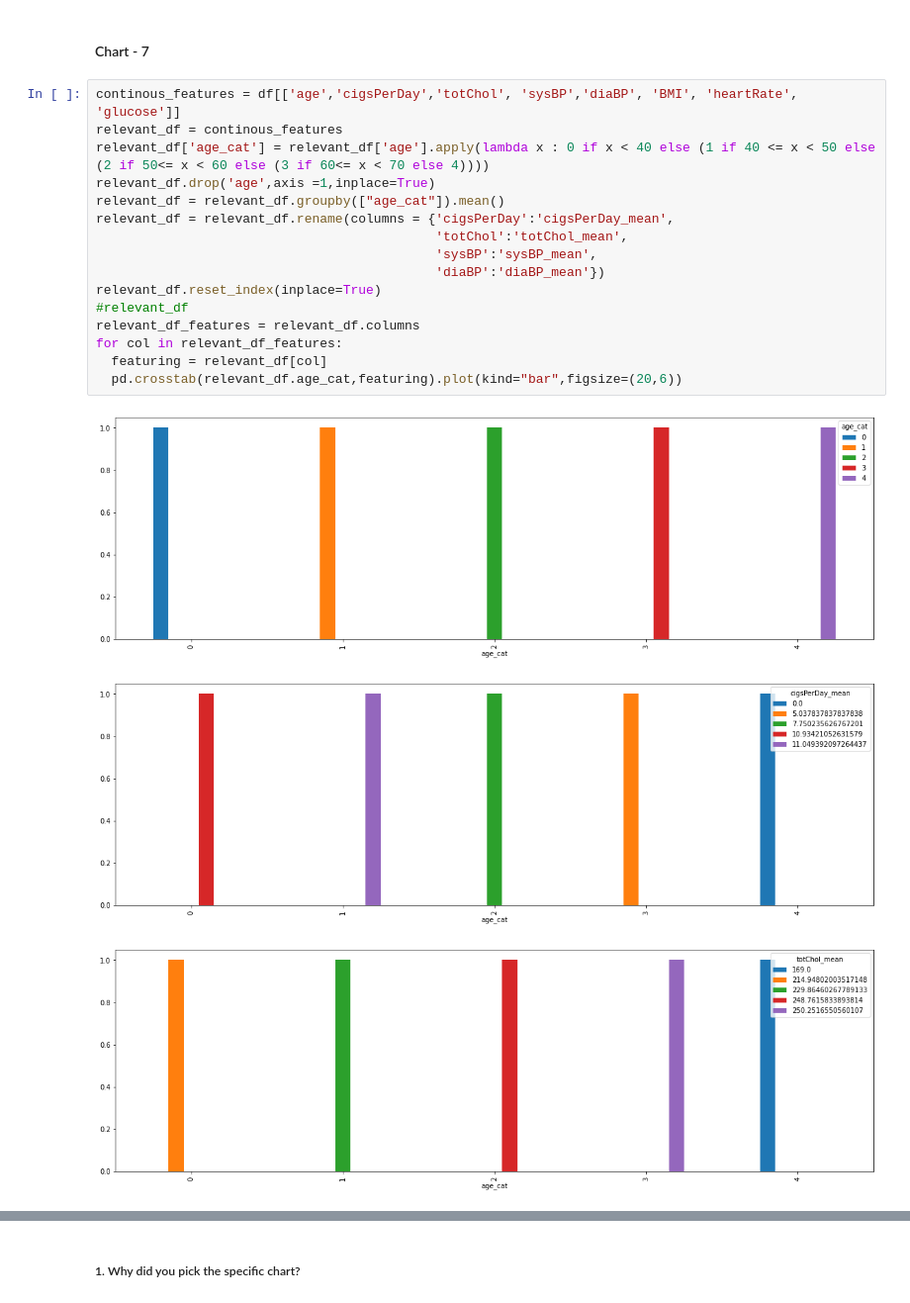
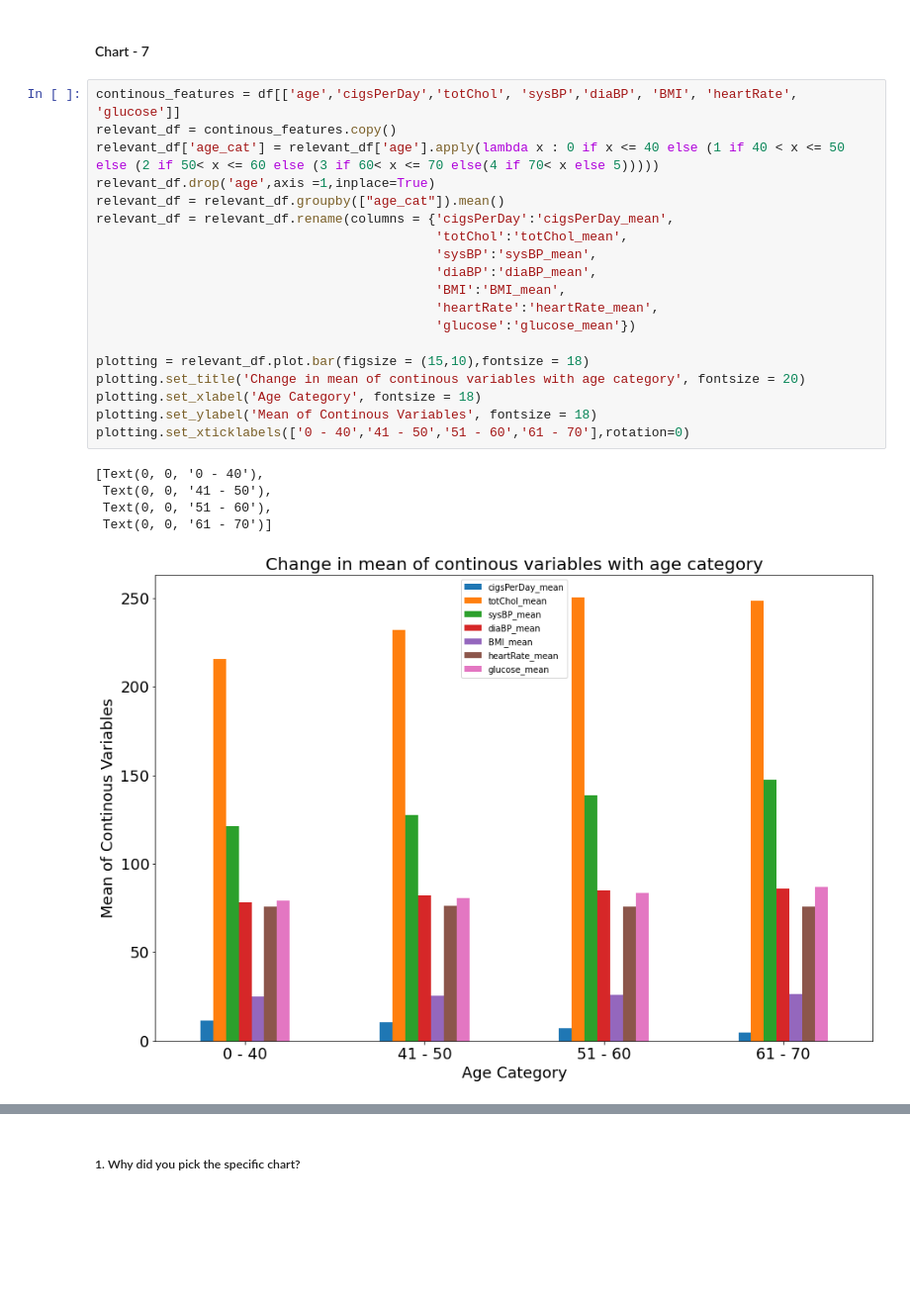
Before and after one commit to Mihirgupta2001/Classification-Capstone-Project, a Jupyter notebook: Classification_Capstone_Project.ipynb, the cells around one changed output, grey strips where cells are left out. Shown at 99% size. Drawn from its saved outputs; the diff is of its cells as text; blank space fills up the shorter version.

```diff
--- a/Classification_Capstone_Project.ipynb
+++ b/Classification_Capstone_Project.ipynb
@@ -583,21 +583,26 @@ Answer Here
 #### Chart - 7
 # %%
 continous_features = df[['age','cigsPerDay','totChol', 'sysBP','diaBP', 'BMI', 'heartRate', 'glucose']]
-relevant_df = continous_features
-relevant_df['age_cat'] = relevant_df['age'].apply(lambda x : 0 if x < 40 else (1 if 40 <= x < 50 else (2 if 50<= x < 60 else (3 if 60<= x < 70 else 4))))
+relevant_df = continous_features.copy()
+relevant_df['age_cat'] = relevant_df['age'].apply(lambda x : 0 if x <= 40 else (1 if 40 < x <= 50 else (2 if 50< x <= 60 else (3 if 60< x <= 70 else(4 if 70< x else 5)))))
 relevant_df.drop('age',axis =1,inplace=True)
 relevant_df = relevant_df.groupby(["age_cat"]).mean()
 relevant_df = relevant_df.rename(columns = {'cigsPerDay':'cigsPerDay_mean',
                                             'totChol':'totChol_mean',
                                             'sysBP':'sysBP_mean',
-                                            'diaBP':'diaBP_mean'})
-relevant_df.reset_index(inplace=True)
-#relevant_df
-relevant_df_features = relevant_df.columns
-for col in relevant_df_features:
-  featuring = relevant_df[col]
-  pd.crosstab(relevant_df.age_cat,featuring).plot(kind="bar",figsize=(20,6))
+                                            'diaBP':'diaBP_mean',
+                                            'BMI':'BMI_mean',
+                                            'heartRate':'heartRate_mean',
+                                            'glucose':'glucose_mean'})
+
+plotting = relevant_df.plot.bar(figsize = (15,10),fontsize = 18)
+plotting.set_title('Change in mean of continous variables with age category', fontsize = 20)
+plotting.set_xlabel('Age Category', fontsize = 18)
+plotting.set_ylabel('Mean of Continous Variables', fontsize = 18)
+plotting.set_xticklabels(['0 - 40','41 - 50','51 - 60','61 - 70'],rotation=0)
 # %% [output]
+[Text(0, 0, '0 - 40'),
+ Text(0, 0, '41 - 50'),
+ Text(0, 0, '51 - 60'),
+ Text(0, 0, '61 - 70')]
-[figure, old version]
+[figure, new version]
-[figure, removed]
-[figure, removed]
```
Also changed, not shown: parts of 2 cells of this notebook.
